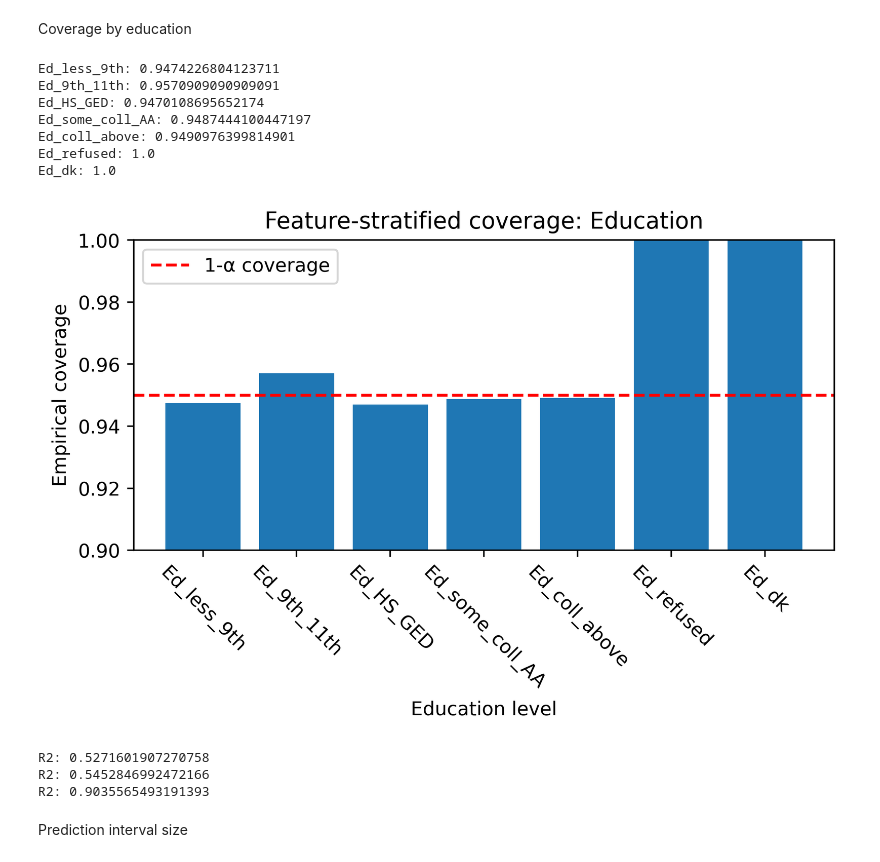
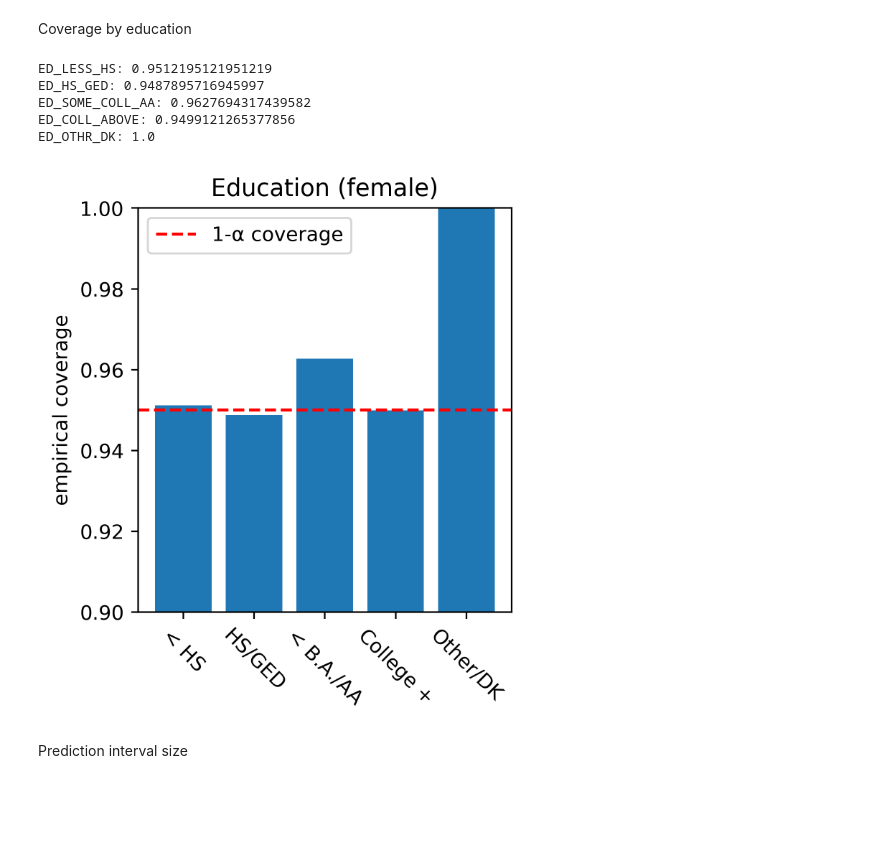
Before and after one commit to carlwharris/conformal_prediction_NHANES, a Jupyter notebook: clean_data.ipynb, the cells around one changed output. Drawn from its saved outputs; the diff is of its cells as text; code cells hidden in the pictures; blank space fills up the shorter version.

```diff
--- a/clean_data.ipynb
+++ b/clean_data.ipynb
@@ -36,10 +43,10 @@ y = y[outcome].astype(float)
 # %%
 from sklearn.linear_model import LinearRegression
 
-X_train, X_cal, X_test, y_train, y_cal, y_test = split_train_cal_test(X, y, trn_prop=0.5, cal_prop=0.25)
+NHANES_X, NHANES_y = split_train_cal_test(X, y, trn_prop=0.5, cal_prop=0.25)
 
 alpha = 0.05
-reg = CP(X_train, X_cal, y_train, y_cal, alpha=alpha, regressor="QR")
-# reg.hyperparam_search(n_iter=10)
+reg = CP(NHANES_X['train'], NHANES_X['cal'], NHANES_y['train'], NHANES_y['cal'], alpha=alpha, regressor="QR")
+reg.hyperparam_search(n_iter=100)
 reg.train()
 # %% [output]
@@ -48,6 +69,6 @@ Fitting median quantile (0.5)
 Fitting upper quantile (0.975)
 # %%
 reg.calc_qhat()
-cp_pred_df = reg.predict_cp_quantiles(X_test, y_test)
+cp_pred_df = reg.predict_cp_quantiles(NHANES_X['test'], NHANES_y['test'])
 # %% [output]
 Calculating scores
@@ -70,9 +97,0 @@ LOOH AHEAD
-# %%
-f_path = "/Users/carlharris/Documents/AIEM/Diabetes/LOOK AHEAD/Data/Baseline/Analysis_Data/baseline_combined.csv"
-df = pd.read_csv(f_path)
-df = recode_variables_LOOK_AHEAD(df)
-X = df[[ 'AGE', 'FEMALE',  'WEIGHT', 'HEIGHT', 'BMI'] + race_dummies]
-outcome = 'WAIST'
-y = df[[outcome]]
-y = y[outcome].astype(float)
-cp_pred_df = reg.predict_cp_quantiles(X_test, y_test)
@@ -289,58 +320,57 @@ Eth_Other: 0.9536423841059603
 # %% [markdown]
 Coverage by education
 # %%
-plt.figure(figsize=(6, 4), dpi=400)
+plt.figure(figsize=(3.5, 4), dpi=400)
 
 x_labels = []
 coverages = []
+
+label_mappings = {
+    'ED_LESS_HS': '< HS',
+    'ED_HS_GED': 'HS/GED',
+    'ED_SOME_COLL_AA': '< B.A./AA',
+    'ED_COLL_ABOVE': 'College +',
+    'ED_OTHR_DK': 'Other/DK'
+}
 
 for col in ed_dummies:
     y_col = cp_pred_df[X_test[col] == 1]
     coverage = calc_coverage(y_col)
     print(f"{col}: {coverage}")
     coverages.append(coverage)
-    x_labels.append(col)
+    x_labels.append(label_mappings[col])
 
 plt.bar(np.arange(len(coverages)), coverages)
 if np.max(coverages)+0.05 < 1:
     bar_max = np.max(coverages)+0.05
 else:
     bar_max = 1
 plt.ylim(1-2*alpha, bar_max)
 plt.axhline(y=1-alpha, color='r', linestyle='--', label="1-α coverage")
 plt.xticks(np.arange(len(coverages)), x_labels, rotation=-45)
-plt.title("Feature-stratified coverage: Education")
-plt.ylabel('Empirical coverage')
+# plt.gca().set_xticklabels(x_labels, rotation=-30, verticalalignment='bottom', position=(0,-0.15))
+
+if GENDER is not None:
+    # Img path with gender
+    img_path = os.path.join(plots_folder, "NH_FSC_ed_{:.0f}Q_{gender}.pdf".format((1-alpha) * 100, gender=GENDER))
+    if GENDER == "MALE":
+        plt.title("Education (male)")
+    else:
+        plt.title("Education (female)")
+else:
+    img_path = os.path.join(plots_folder, "NH_FSC_ed_{:.0f}Q.pdf".format((1-alpha) * 100))
+    plt.title("Education")
+plt.ylabel('empirical coverage')
 plt.legend(loc='upper left')
-plt.xlabel(f"Education level")
 plt.tight_layout()
-img_path = os.path.join(plots_folder, "FSC_education_{:.0f}Q.pdf".format((1-alpha) * 100))
 plt.savefig(img_path, format="pdf", bbox_inches="tight")
 plt.show()
 # %% [output]
-Ed_less_9th: 0.9474226804123711
-Ed_9th_11th: 0.9570909090909091
-Ed_HS_GED: 0.9470108695652174
-Ed_some_coll_AA: 0.9487444100447197
-Ed_coll_above: 0.9490976399814901
-Ed_refused: 1.0
-Ed_dk: 1.0
+ED_LESS_HS: 0.9512195121951219
+ED_HS_GED: 0.9487895716945997
+ED_SOME_COLL_AA: 0.9627694317439582
+ED_COLL_ABOVE: 0.9499121265377856
+ED_OTHR_DK: 1.0
-[figure, old version]
+[figure, new version]
-# %%
-from sklearn.metrics import r2_score
-from sklearn.metrics import d2_pinball_score
-
-r2 = r2_score(cp_pred_df['y_true'], cp_pred_df['lower'])
-print(f"R2: {r2}")
-
-r2 = r2_score(cp_pred_df['y_true'], cp_pred_df['upper'])
-print(f"R2: {r2}")
-
-r2 = r2_score(cp_pred_df['y_true'], cp_pred_df['median'])
-print(f"R2: {r2}")
-# %% [output]
-R2: 0.5271601907270758
-R2: 0.5452846992472166
-R2: 0.9035565493191393
 # %% [markdown]
 Prediction interval size
```
Also changed, not shown: parts of 24 cells of this notebook, 10 other files.
